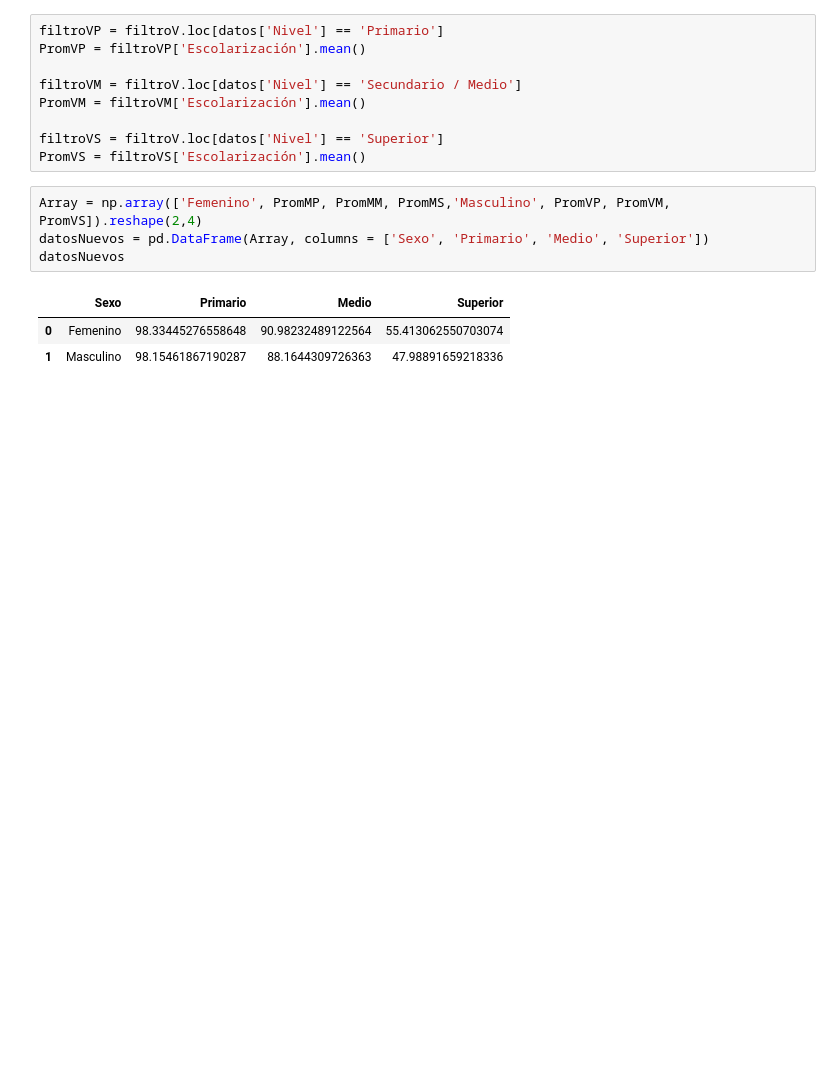
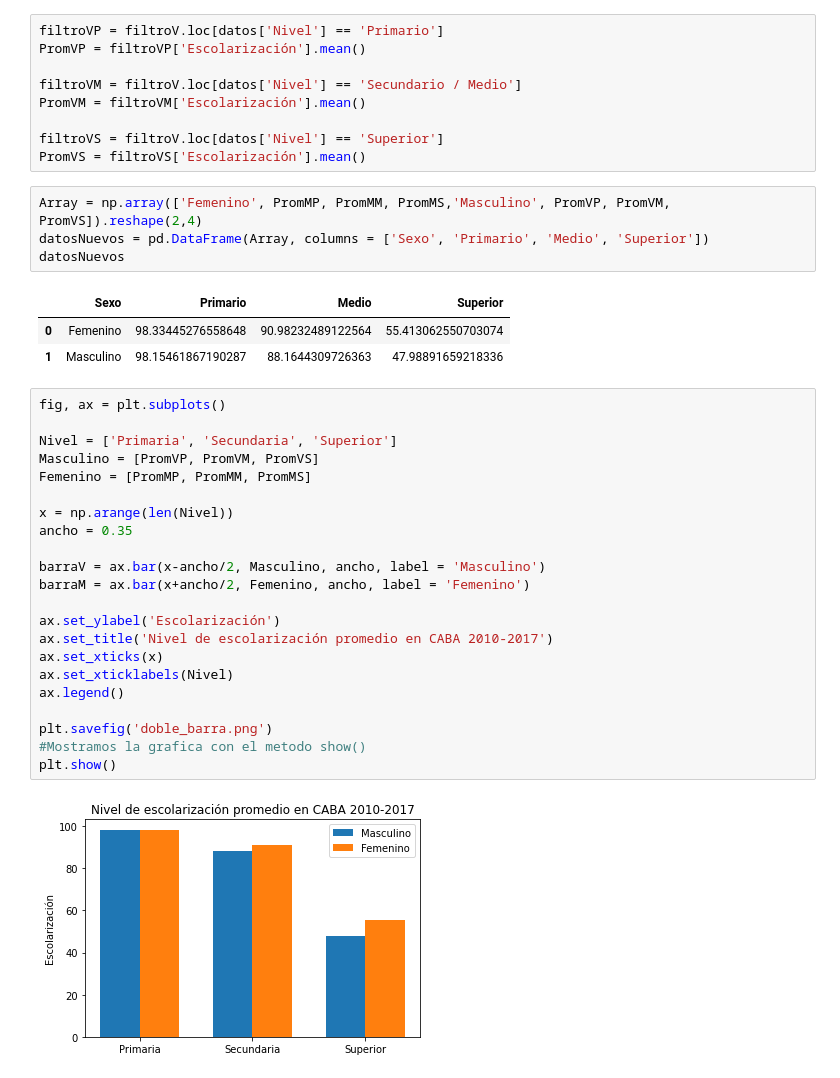
Before and after one commit to Belen-Ramos/Lenguajes, a Jupyter notebook: Dataframes - Escolaridad CABA.ipynb, the cells around one changed output. Cells and saved outputs as stored; diff of their text form; blank space fills up the shorter version.

```diff
--- a/Dataframes - Escolaridad CABA.ipynb
+++ b/Dataframes - Escolaridad CABA.ipynb
@@ -55,3 +55,27 @@ datosNuevos
 |  | Sexo | Primario | Medio | Superior |
 | 0 | Femenino | 98.33445276558648 | 90.98232489122564 | 55.413062550703074 |
 | 1 | Masculino | 98.15461867190287 | 88.1644309726363 | 47.98891659218336 |
+# %%
+fig, ax = plt.subplots()
+
+Nivel = ['Primaria', 'Secundaria', 'Superior']
+Masculino = [PromVP, PromVM, PromVS]
+Femenino = [PromMP, PromMM, PromMS]
+
+x = np.arange(len(Nivel))
+ancho = 0.35
+
+barraV = ax.bar(x-ancho/2, Masculino, ancho, label = 'Masculino')
+barraM = ax.bar(x+ancho/2, Femenino, ancho, label = 'Femenino')
+
+ax.set_ylabel('Escolarización')
+ax.set_title('Nivel de escolarización promedio en CABA 2010-2017')
+ax.set_xticks(x)
+ax.set_xticklabels(Nivel)
+ax.legend()
+
+plt.savefig('doble_barra.png')
+#Mostramos la grafica con el metodo show()
+plt.show()
+# %% [output]
+[figure, added]
```
